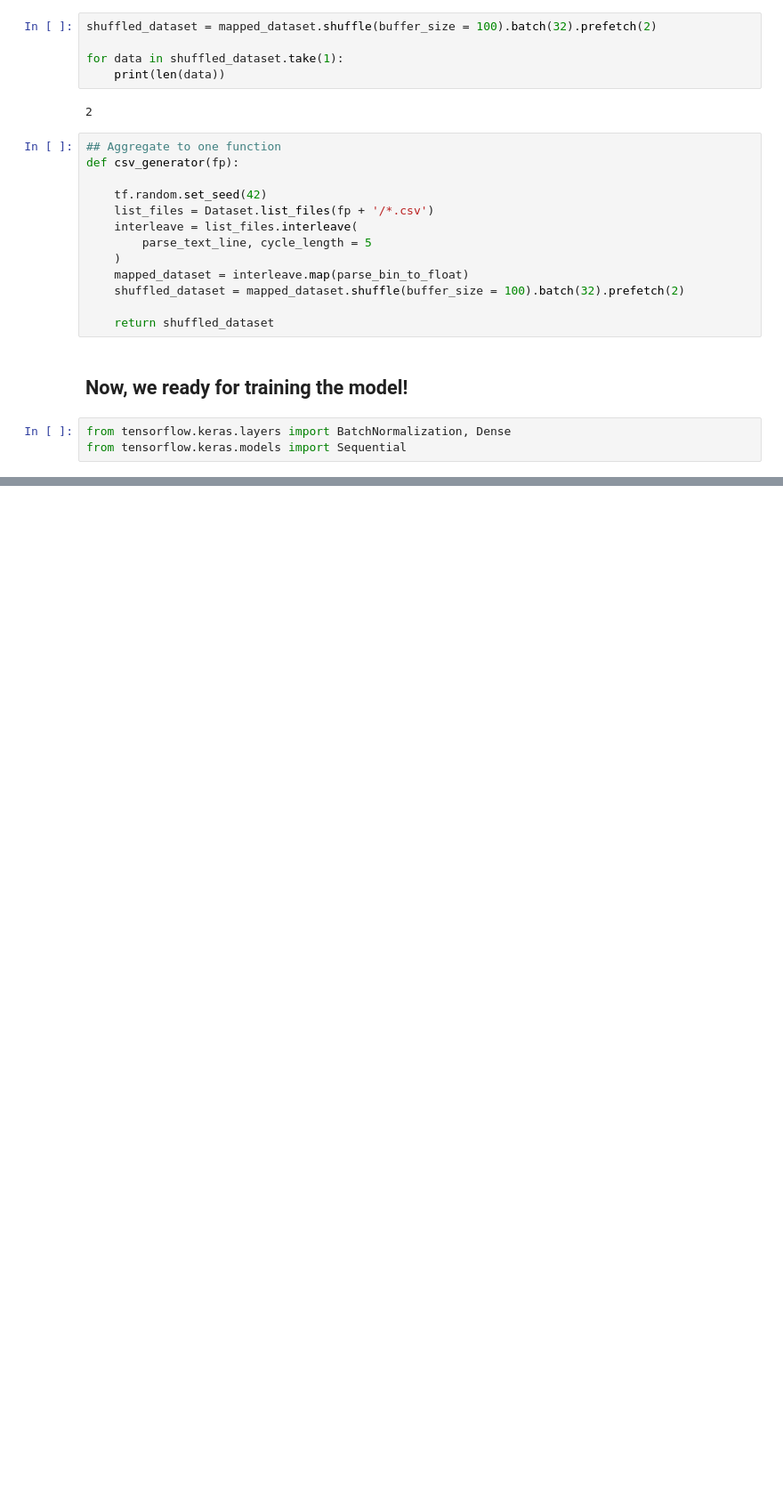
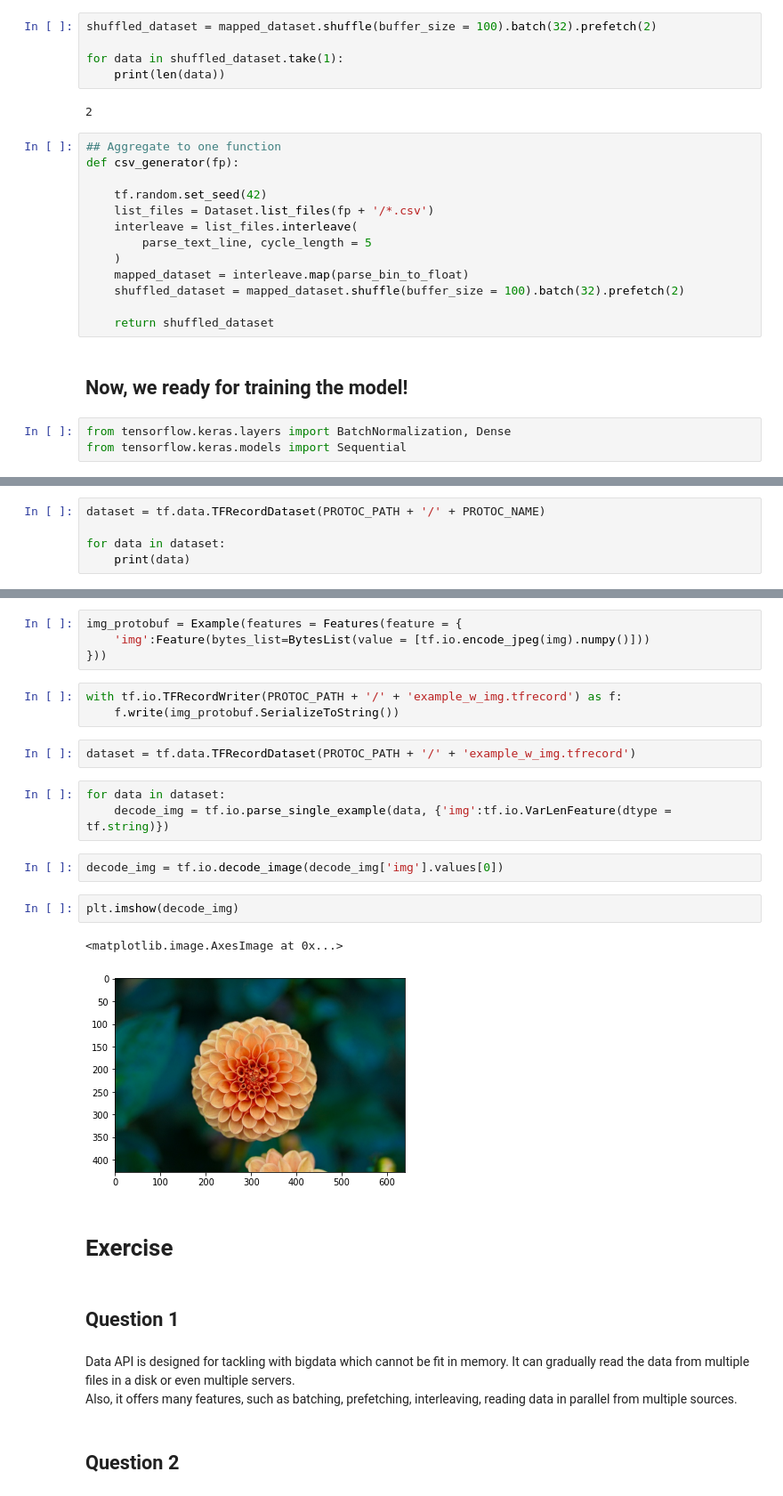
Before and after one commit to korntewin/practice-handson-ml2, a Jupyter notebook: ch13-preprocessing in tensorflow.ipynb, the cells around one changed output, grey strips where cells are left out. Shown: that part at 89% size. Cells and saved outputs as stored; diff of their text form; blank space fills up the shorter version.

Commit message:
add gitignore to ignore ch13 datasets since it it too large, update ch13 notebook

```diff
--- a/ch13-preprocessing in tensorflow.ipynb
+++ b/ch13-preprocessing in tensorflow.ipynb
@@ -188,0 +221,5 @@ Epoch 10/10
+# %%
+dataset = tf.data.TFRecordDataset(PROTOC_PATH + '/' + PROTOC_NAME)
+
+for data in dataset:
+    print(data)
@@ -188,0 +237,28 @@ Epoch 10/10
+# %%
+img_protobuf = Example(features = Features(feature = {
+    'img':Feature(bytes_list=BytesList(value = [tf.io.encode_jpeg(img).numpy()]))
+}))
+# %%
+with tf.io.TFRecordWriter(PROTOC_PATH + '/' + 'example_w_img.tfrecord') as f:
+    f.write(img_protobuf.SerializeToString())
+# %%
+dataset = tf.data.TFRecordDataset(PROTOC_PATH + '/' + 'example_w_img.tfrecord')
+# %%
+for data in dataset:
+    decode_img = tf.io.parse_single_example(data, {'img':tf.io.VarLenFeature(dtype = tf.string)})
+# %%
+decode_img = tf.io.decode_image(decode_img['img'].values[0])
+# %%
+plt.imshow(decode_img)
+# %% [output]
+<matplotlib.image.AxesImage at 0x...>
+[figure, added]
+# %% [markdown]
+# Exercise
+# %% [markdown]
+## Question 1
+# %% [markdown]
+Data API is designed for tackling with bigdata which cannot be fit in memory. It can gradually read the data from multiple files in a disk or even multiple servers.
+Also, it offers many features, such as batching, prefetching, interleaving, reading data in parallel from multiple sources.
+# %% [markdown]
+## Question 2
```
Also changed, not shown: parts of 65 cells of this notebook, 4 other files.
